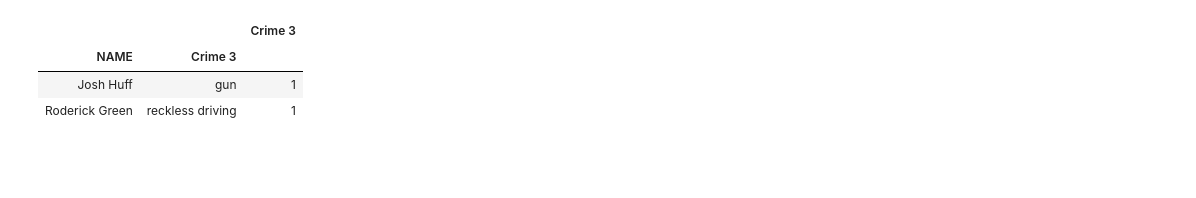
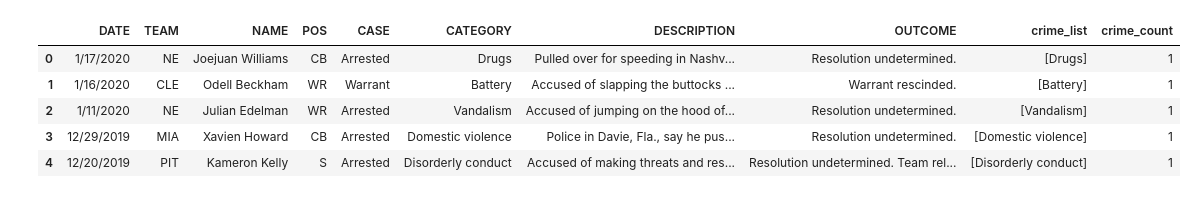
Before and after one commit to alecslaney/project2, a Jupyter notebook: Data Cleaning/Arrest Data Clean.ipynb, the cells around one changed output. Drawn from its saved outputs; the diff is of its cells as text; code cells hidden in the pictures; blank space fills up the shorter version.

```diff
--- a/Data Cleaning/Arrest Data Clean.ipynb
+++ b/Data Cleaning/Arrest Data Clean.ipynb
@@ -107,8 +22,11 @@ crime2
-# %%
-crime3 = pd.DataFrame(temp.groupby("NAME")["Crime 3"].value_counts())
-crime3
-# %% [output]
-|  |  | Crime 3 |
-| NAME | Crime 3 |  |
-| Josh Huff | gun | 1 |
-| Roderick Green | reckless driving | 1 |
+# %%
+df["crime_list"] = df.CATEGORY.str.split(",")
+df["crime_count"] = df.crime_list.str.len()
+df.head()
+# %% [output]
+|  | DATE | TEAM | NAME | POS | CASE | CATEGORY | DESCRIPTION | OUTCOME | crime_list | crime_count |
+| 0 | 1/17/2020 | NE | Joejuan Williams | CB | Arrested | Drugs | Pulled over for speeding in Nashv... | Resolution undetermined. | [Drugs] | 1 |
+| 1 | 1/16/2020 | CLE | Odell Beckham | WR | Warrant | Battery | Accused of slapping the buttocks ... | Warrant rescinded. | [Battery] | 1 |
+| 2 | 1/11/2020 | NE | Julian Edelman | WR | Arrested | Vandalism | Accused of jumping on the hood of... | Resolution undetermined. | [Vandalism] | 1 |
+| 3 | 12/29/2019 | MIA | Xavien Howard | CB | Arrested | Domestic violence | Police in Davie, Fla., say he pus... | Resolution undetermined. | [Domestic violence] | 1 |
+| 4 | 12/20/2019 | PIT | Kameron Kelly | S | Arrested | Disorderly conduct | Accused of making threats and res... | Resolution undetermined. Team rel... | [Disorderly conduct] | 1 |
```
Also changed, not shown: parts of 7 cells of this notebook, 4 other files.
